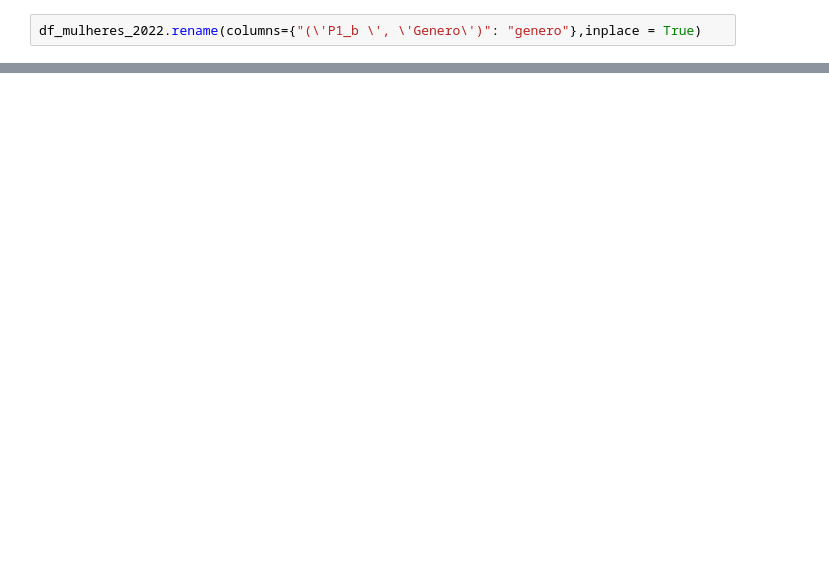
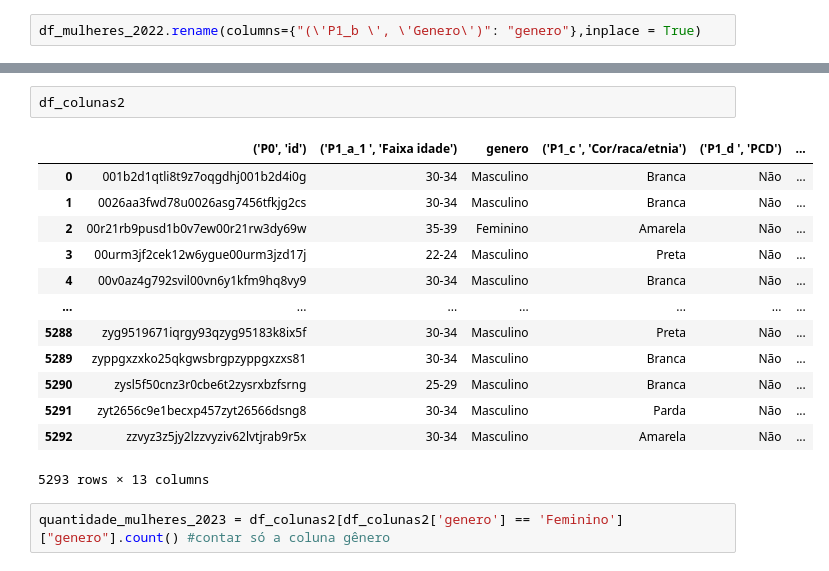
Before and after one commit to reprograma/on29-python-s17-s18-projeto-livre, a Jupyter notebook: exercicios/para-casa/tratamento-dados.ipynb, the cells around one changed output, grey strips where cells are left out. Drawn from its saved outputs; the diff is of its cells as text; blank space fills up the shorter version.

```diff
--- a/exercicios/para-casa/tratamento-dados.ipynb
+++ b/exercicios/para-casa/tratamento-dados.ipynb
@@ -243,0 +257,18 @@ df_mulheres_2022.rename(columns={"(\'P1_b \', \'Genero\')": "genero"},inplace =
+# %%
+df_colunas2
+# %% [output]
+|  | ('P0', 'id') | ('P1_a_1 ', 'Faixa idade') | genero | ('P1_c ', 'Cor/raca/etnia') | ('P1_d ', 'PCD') | ... |
+| 0 | 001b2d1qtli8t9z7oqgdhj001b2d4i0g | 30-34 | Masculino | Branca | Não | ... |
+| 1 | 0026aa3fwd78u0026asg7456tfkjg2cs | 30-34 | Masculino | Branca | Não | ... |
+| 2 | 00r21rb9pusd1b0v7ew00r21rw3dy69w | 35-39 | Feminino | Amarela | Não | ... |
+| 3 | 00urm3jf2cek12w6ygue00urm3jzd17j | 22-24 | Masculino | Preta | Não | ... |
+| 4 | 00v0az4g792svil00vn6y1kfm9hq8vy9 | 30-34 | Masculino | Branca | Não | ... |
+| ... | ... | ... | ... | ... | ... | ... |
+| 5288 | zyg9519671iqrgy93qzyg95183k8ix5f | 30-34 | Masculino | Preta | Não | ... |
+| 5289 | zyppgxzxko25qkgwsbrgpzyppgxzxs81 | 30-34 | Masculino | Branca | Não | ... |
+| 5290 | zysl5f50cnz3r0cbe6t2zysrxbzfsrng | 25-29 | Masculino | Branca | Não | ... |
+| 5291 | zyt2656c9e1becxp457zyt26566dsng8 | 30-34 | Masculino | Parda | Não | ... |
+| 5292 | zzvyz3z5jy2lzzvyziv62lvtjrab9r5x | 30-34 | Masculino | Amarela | Não | ... |
+5293 rows × 13 columns
+# %%
+quantidade_mulheres_2023 = df_colunas2[df_colunas2['genero'] == 'Feminino']["genero"].count() #contar só a coluna gênero
```
Also changed, not shown: parts of 11 cells of this notebook.
